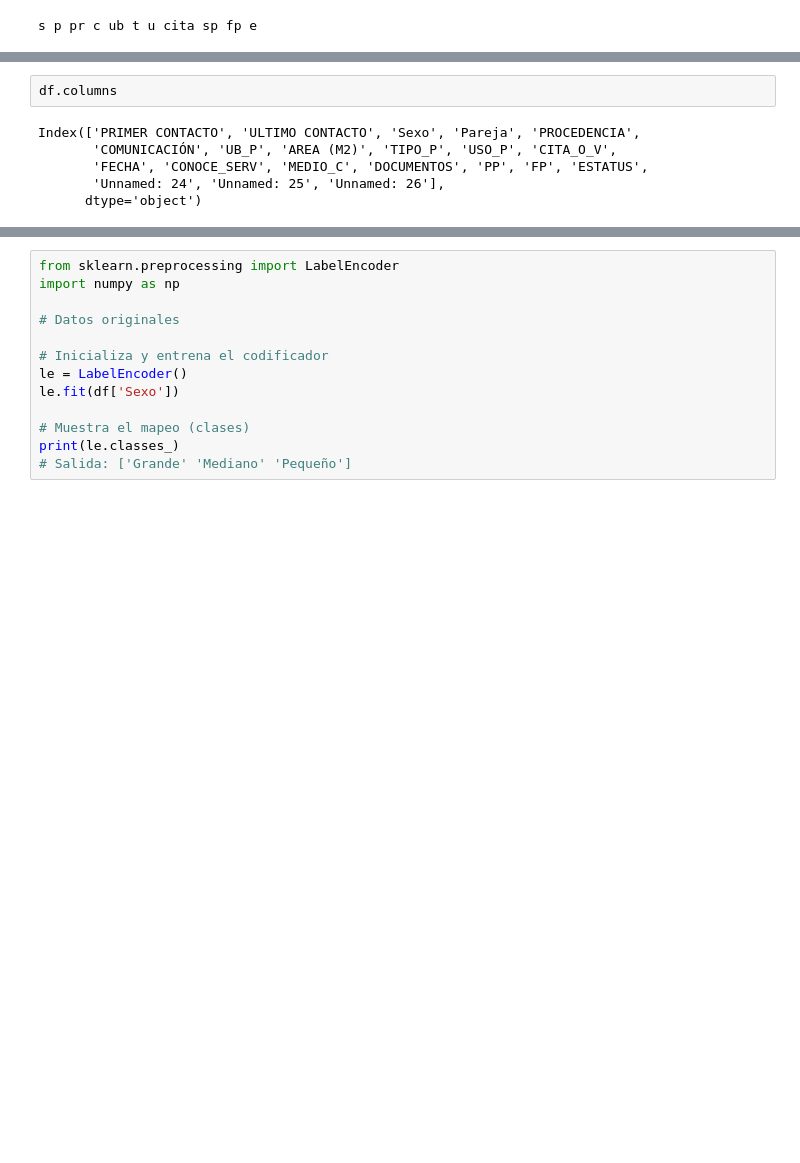
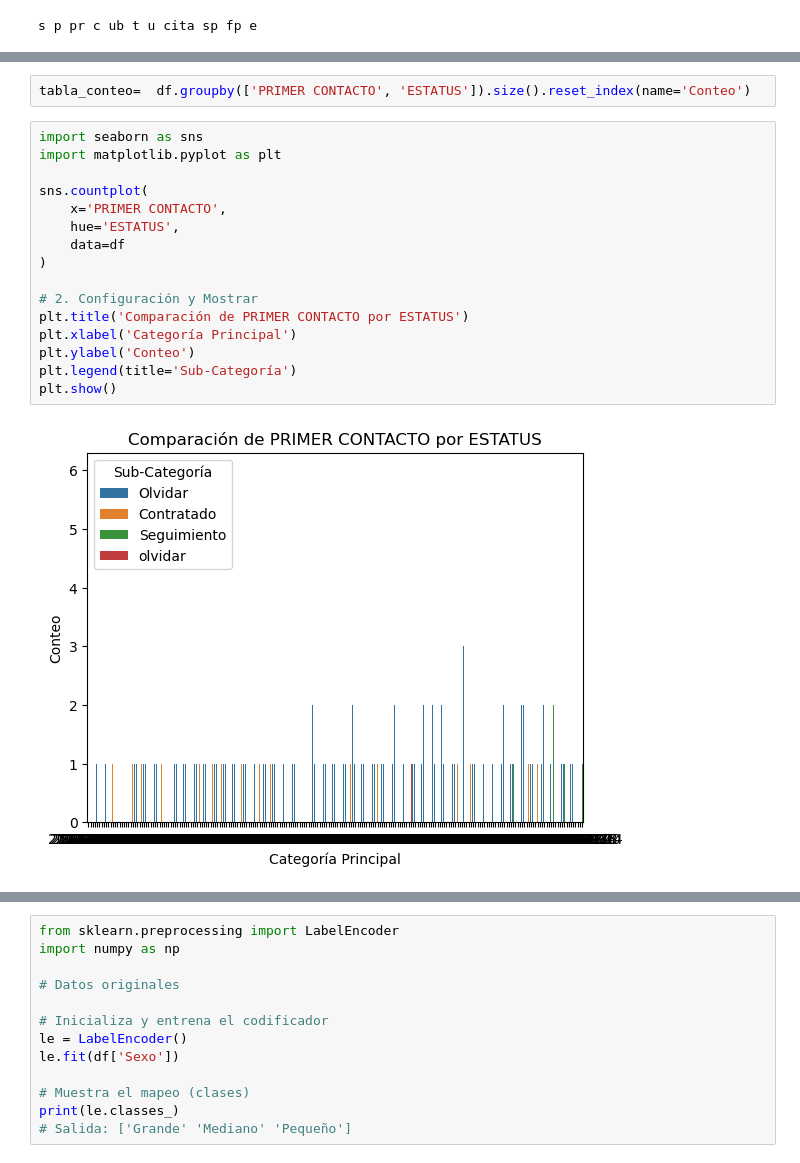
Before and after one commit to Valenfrc/Clientes-Potenciales, a Jupyter notebook: trabajo.ipynb, the cells around one changed output, grey strips where cells are left out. Cells and saved outputs as stored; diff of their text form; blank space fills up the shorter version.

```diff
--- a/trabajo.ipynb
+++ b/trabajo.ipynb
@@ -292,11 +292,23 @@ plt.tight_layout()
 plt.show()
 # %% [output]
 [figure]
-# %%
-df.columns
-# %% [output]
-Index(['PRIMER CONTACTO', 'ULTIMO CONTACTO', 'Sexo', 'Pareja', 'PROCEDENCIA',
-       'COMUNICACIÓN', 'UB_P', 'AREA (M2)', 'TIPO_P', 'USO_P', 'CITA_O_V',
-       'FECHA', 'CONOCE_SERV', 'MEDIO_C', 'DOCUMENTOS', 'PP', 'FP', 'ESTATUS',
-       'Unnamed: 24', 'Unnamed: 25', 'Unnamed: 26'],
-      dtype='object')
+# %%
+tabla_conteo=  df.groupby(['PRIMER CONTACTO', 'ESTATUS']).size().reset_index(name='Conteo')
+# %%
+import seaborn as sns
+import matplotlib.pyplot as plt
+
+sns.countplot(
+    x='PRIMER CONTACTO',
+    hue='ESTATUS',
+    data=df
+)
+
+# 2. Configuración y Mostrar
+plt.title('Comparación de PRIMER CONTACTO por ESTATUS')
+plt.xlabel('Categoría Principal')
+plt.ylabel('Conteo')
+plt.legend(title='Sub-Categoría')
+plt.show()
+# %% [output]
+[figure, added]
```
Also changed, not shown: parts of 25 cells of this notebook.
